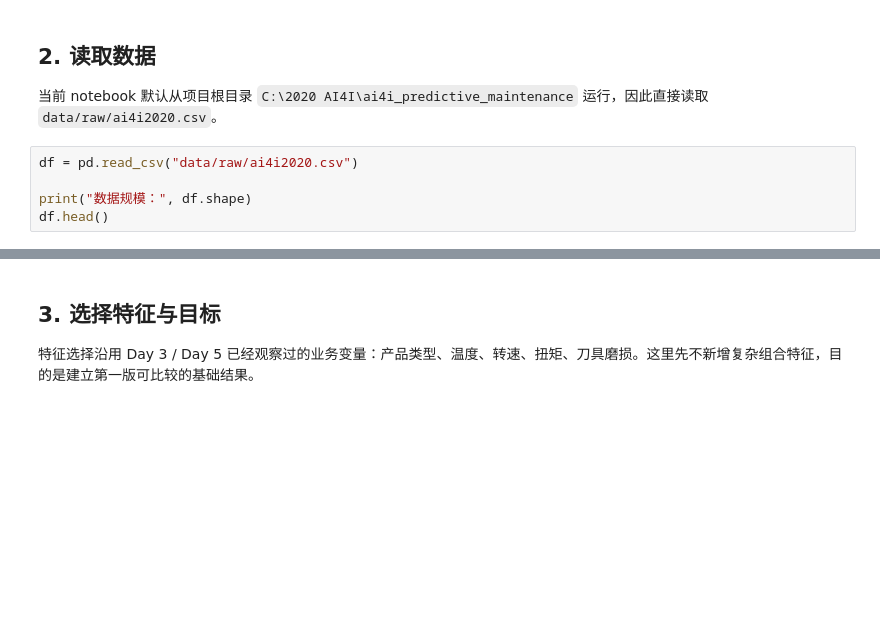
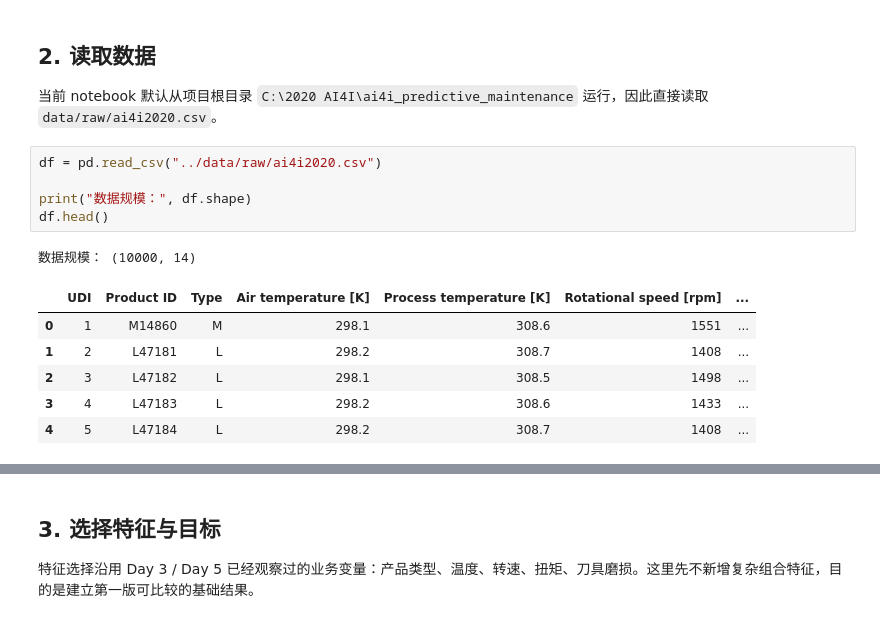
Before and after one commit to lmj5201314love/2020-AI4I, a Jupyter notebook: ai4i_predictive_maintenance/notebooks/03_model_baseline.ipynb, the cells around one changed output, grey strips where cells are left out. Cells and saved outputs as stored; diff of their text form; blank space fills up the shorter version.

```diff
--- a/ai4i_predictive_maintenance/notebooks/03_model_baseline.ipynb
+++ b/ai4i_predictive_maintenance/notebooks/03_model_baseline.ipynb
@@ -31,10 +31,18 @@ RANDOM_STATE = 42
 
 当前 notebook 默认从项目根目录 `C:\2020 AI4I\ai4i_predictive_maintenance` 运行，因此直接读取 `data/raw/ai4i2020.csv`。
 # %%
-df = pd.read_csv("data/raw/ai4i2020.csv")
+df = pd.read_csv("../data/raw/ai4i2020.csv")
 
 print("数据规模：", df.shape)
 df.head()
+# %% [output]
+数据规模： (10000, 14)
+|  | UDI | Product ID | Type | Air temperature [K] | Process temperature [K] | Rotational speed [rpm] | ... |
+| 0 | 1 | M14860 | M | 298.1 | 308.6 | 1551 | ... |
+| 1 | 2 | L47181 | L | 298.2 | 308.7 | 1408 | ... |
+| 2 | 3 | L47182 | L | 298.1 | 308.5 | 1498 | ... |
+| 3 | 4 | L47183 | L | 298.2 | 308.6 | 1433 | ... |
+| 4 | 5 | L47184 | L | 298.2 | 308.7 | 1408 | ... |
 # %%
 # 快速确认字段和目标变量分布，避免建模前拿错列
 print("字段列表：")
```
Also changed, not shown: parts of 23 cells of this notebook, 3 other files.
